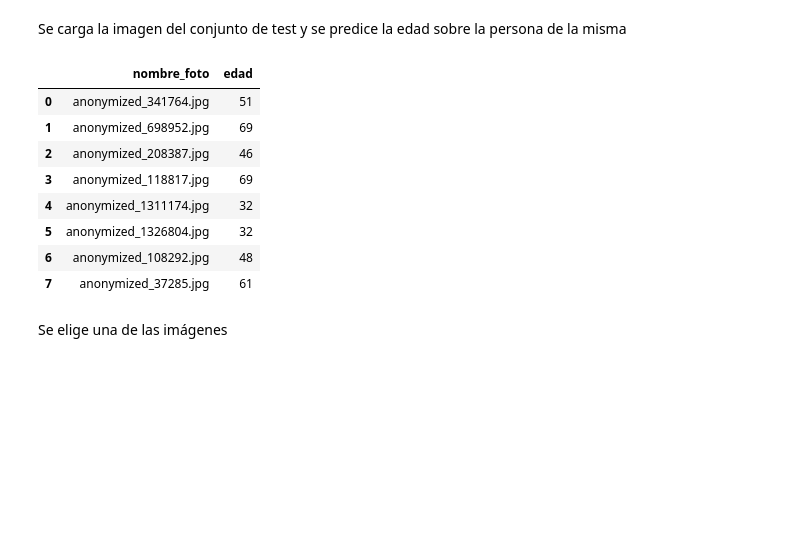
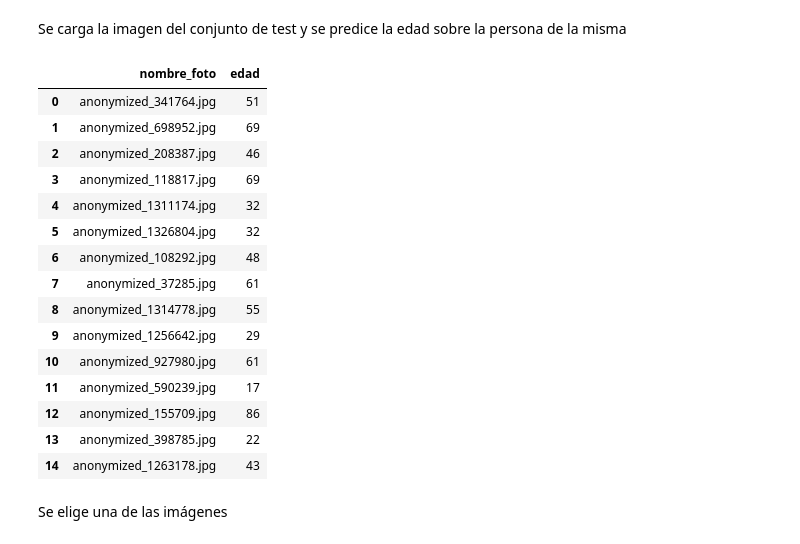
Before and after one commit to AlvearVanessa/TFM, a Jupyter notebook: Modelo5.ipynb, the cells around one changed output. Drawn from its saved outputs; the diff is of its cells as text; code cells hidden in the pictures; blank space fills up the shorter version.

```diff
--- a/Modelo5.ipynb
+++ b/Modelo5.ipynb
@@ -357,17 +359,24 @@ learn_inf = load_learner('export.pkl')
 # %% [markdown]
 Se carga la imagen del conjunto de test y se predice la edad sobre la persona de la misma
 # %%
-dfTest.head(8)
+dfTest.head(15)
 # %% [output]
 |  | nombre_foto | edad |
 | 0 | anonymized_341764.jpg | 51 |
 | 1 | anonymized_698952.jpg | 69 |
 | 2 | anonymized_208387.jpg | 46 |
 | 3 | anonymized_118817.jpg | 69 |
 | 4 | anonymized_1311174.jpg | 32 |
 | 5 | anonymized_1326804.jpg | 32 |
 | 6 | anonymized_108292.jpg | 48 |
 | 7 | anonymized_37285.jpg | 61 |
+| 8 | anonymized_1314778.jpg | 55 |
+| 9 | anonymized_1256642.jpg | 29 |
+| 10 | anonymized_927980.jpg | 61 |
+| 11 | anonymized_590239.jpg | 17 |
+| 12 | anonymized_155709.jpg | 86 |
+| 13 | anonymized_398785.jpg | 22 |
+| 14 | anonymized_1263178.jpg | 43 |
 # %% [markdown]
 Se elige una de las imágenes
 # %%
```
Also changed, not shown: parts of 5 cells of this notebook.
